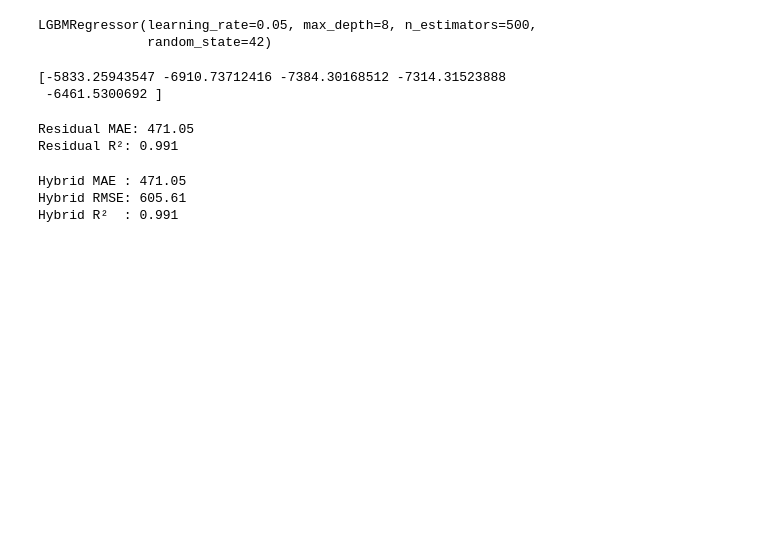
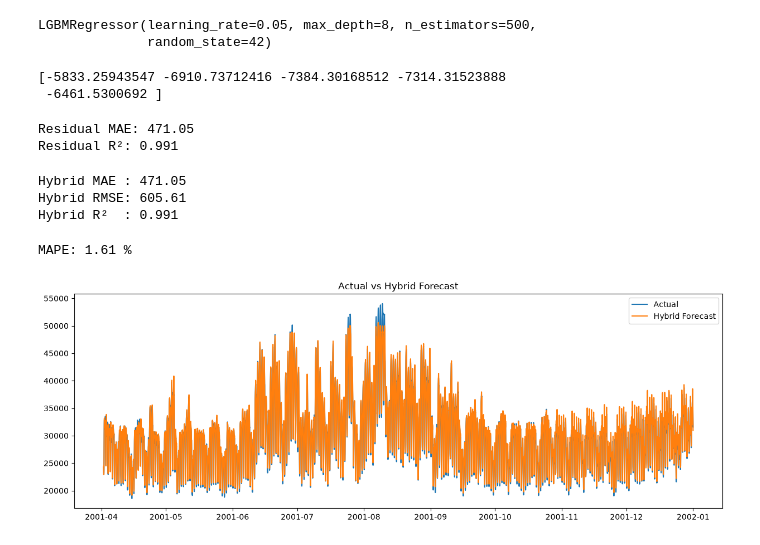
Before and after one commit to ksanu1011/DemandSense-AI, a Jupyter notebook: notebooks/03_modeling.ipynb, the cells around one changed output. Cells and saved outputs as stored; diff of their text form; code cells hidden in the pictures; blank space fills up the shorter version.

Commit message:
Complete hybrid forecasting architecture

```diff
--- a/notebooks/03_modeling.ipynb
+++ b/notebooks/03_modeling.ipynb
@@ -291,3 +291,36 @@ print("Hybrid R²  :", round(r2,4))
 Hybrid MAE : 471.05
 Hybrid RMSE: 605.61
 Hybrid R²  : 0.991
+# %%
+from sklearn.metrics import mean_absolute_percentage_error
+
+mape = mean_absolute_percentage_error(
+    actual_demand,
+    final_prediction
+)
+
+print("MAPE:", round(mape * 100, 2), "%")
+# %% [output]
+MAPE: 1.61 %
+# %%
+plt.figure(figsize=(15,5))
+
+plt.plot(
+    actual_demand.index,
+    actual_demand,
+    label="Actual"
+)
+
+plt.plot(
+    actual_demand.index,
+    final_prediction,
+    label="Hybrid Forecast"
+)
+
+plt.legend()
+
+plt.title("Actual vs Hybrid Forecast")
+
+plt.show()
+# %% [output]
+[figure, added]
```
Also changed, not shown: parts of 15 cells of this notebook, 7 other files.
